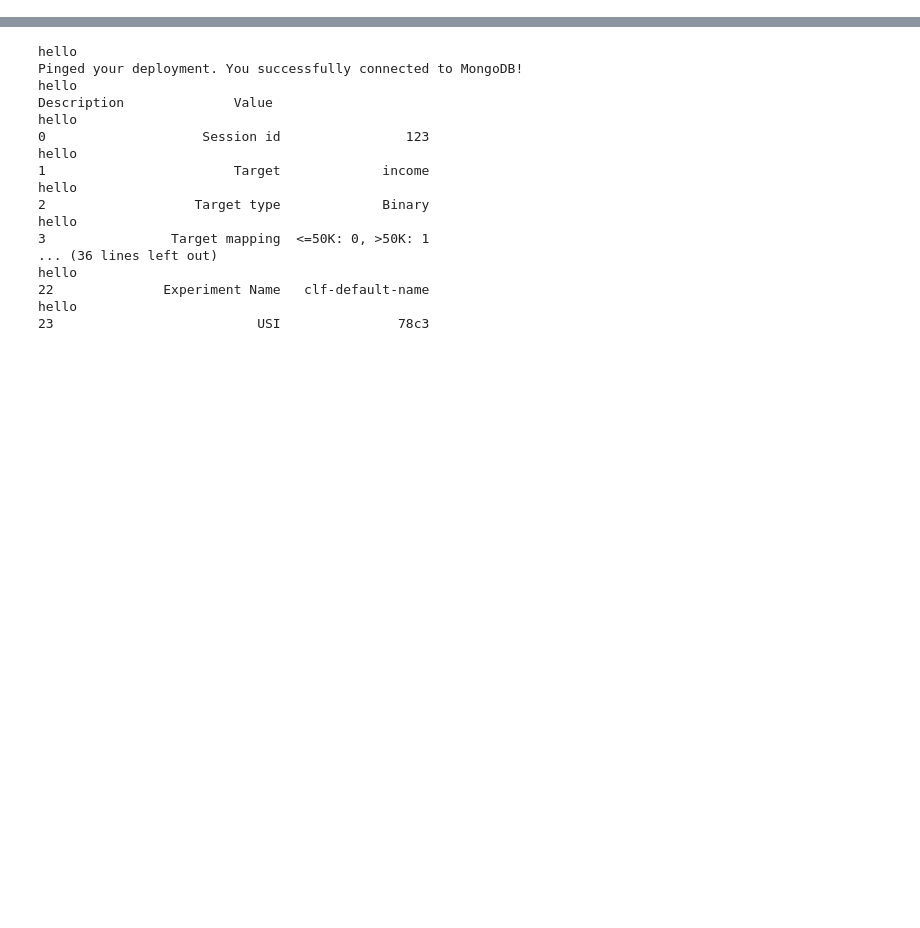
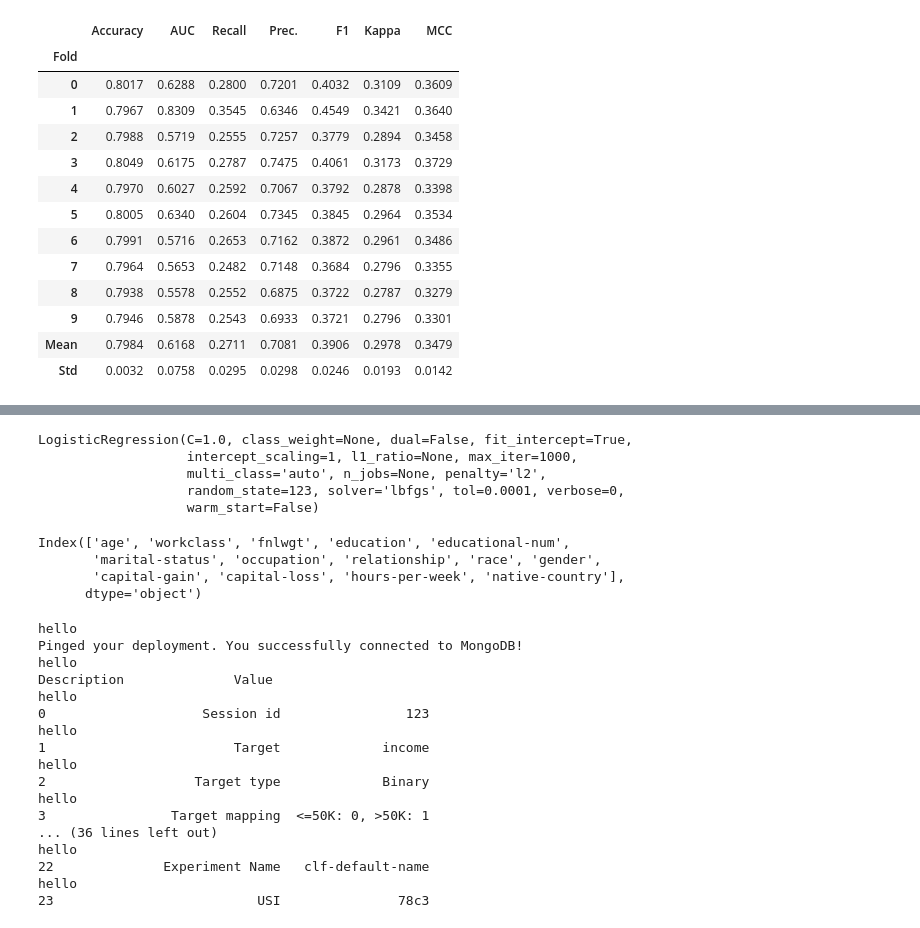
Before and after one commit to siddharth-mavani/LoCoML, a Jupyter notebook: backend/functions/temp.ipynb, the cells around one changed output, grey strips where cells are left out. Drawn from its saved outputs; the diff is of its cells as text; code cells hidden in the pictures; blank space fills up the shorter version.

```diff
--- a/backend/functions/temp.ipynb
+++ b/backend/functions/temp.ipynb
@@ -31 +31,4 @@ exp.setup(data, target=target_column, session_id=123)
 <pycaret.classification.oop.ClassificationExperiment at 0x...>
+# %%
+exp.create_model('lr')
+# %% [output]
@@ -31,0 +36,14 @@ exp.setup(data, target=target_column, session_id=123)
+|  | Accuracy | AUC | Recall | Prec. | F1 | Kappa | MCC |
+| Fold |  |  |  |  |  |  |  |
+| 0 | 0.8017 | 0.6288 | 0.2800 | 0.7201 | 0.4032 | 0.3109 | 0.3609 |
+| 1 | 0.7967 | 0.8309 | 0.3545 | 0.6346 | 0.4549 | 0.3421 | 0.3640 |
+| 2 | 0.7988 | 0.5719 | 0.2555 | 0.7257 | 0.3779 | 0.2894 | 0.3458 |
+| 3 | 0.8049 | 0.6175 | 0.2787 | 0.7475 | 0.4061 | 0.3173 | 0.3729 |
+| 4 | 0.7970 | 0.6027 | 0.2592 | 0.7067 | 0.3792 | 0.2878 | 0.3398 |
+| 5 | 0.8005 | 0.6340 | 0.2604 | 0.7345 | 0.3845 | 0.2964 | 0.3534 |
+| 6 | 0.7991 | 0.5716 | 0.2653 | 0.7162 | 0.3872 | 0.2961 | 0.3486 |
+| 7 | 0.7964 | 0.5653 | 0.2482 | 0.7148 | 0.3684 | 0.2796 | 0.3355 |
+| 8 | 0.7938 | 0.5578 | 0.2552 | 0.6875 | 0.3722 | 0.2787 | 0.3279 |
+| 9 | 0.7946 | 0.5878 | 0.2543 | 0.6933 | 0.3721 | 0.2796 | 0.3301 |
+| Mean | 0.7984 | 0.6168 | 0.2711 | 0.7081 | 0.3906 | 0.2978 | 0.3479 |
+| Std | 0.0032 | 0.0758 | 0.0295 | 0.0298 | 0.0246 | 0.0193 | 0.0142 |
@@ -32,3 +51,15 @@ exp.setup(data, target=target_column, session_id=123)
+LogisticRegression(C=1.0, class_weight=None, dual=False, fit_intercept=True,
+                   intercept_scaling=1, l1_ratio=None, max_iter=1000,
+                   multi_class='auto', n_jobs=None, penalty='l2',
+                   random_state=123, solver='lbfgs', tol=0.0001, verbose=0,
+                   warm_start=False)
+# %%
+exp.get_config('X_train').columns
+# %% [output]
+Index(['age', 'workclass', 'fnlwgt', 'education', 'educational-num',
+       'marital-status', 'occupation', 'relationship', 'race', 'gender',
+       'capital-gain', 'capital-loss', 'hours-per-week', 'native-country'],
+      dtype='object')
 # %%
 from tqdm.notebook import trange, tqdm
 import subprocess
```
Also changed, not shown: parts of 22 cells of this notebook, 24 other files.
